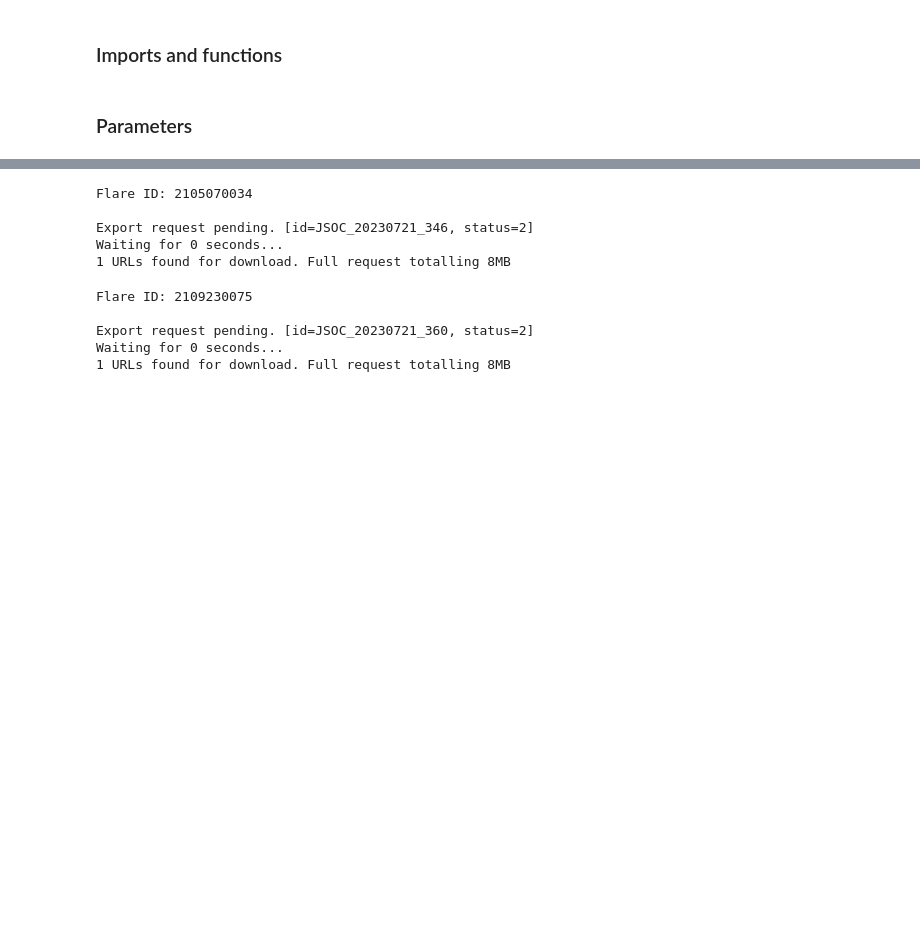
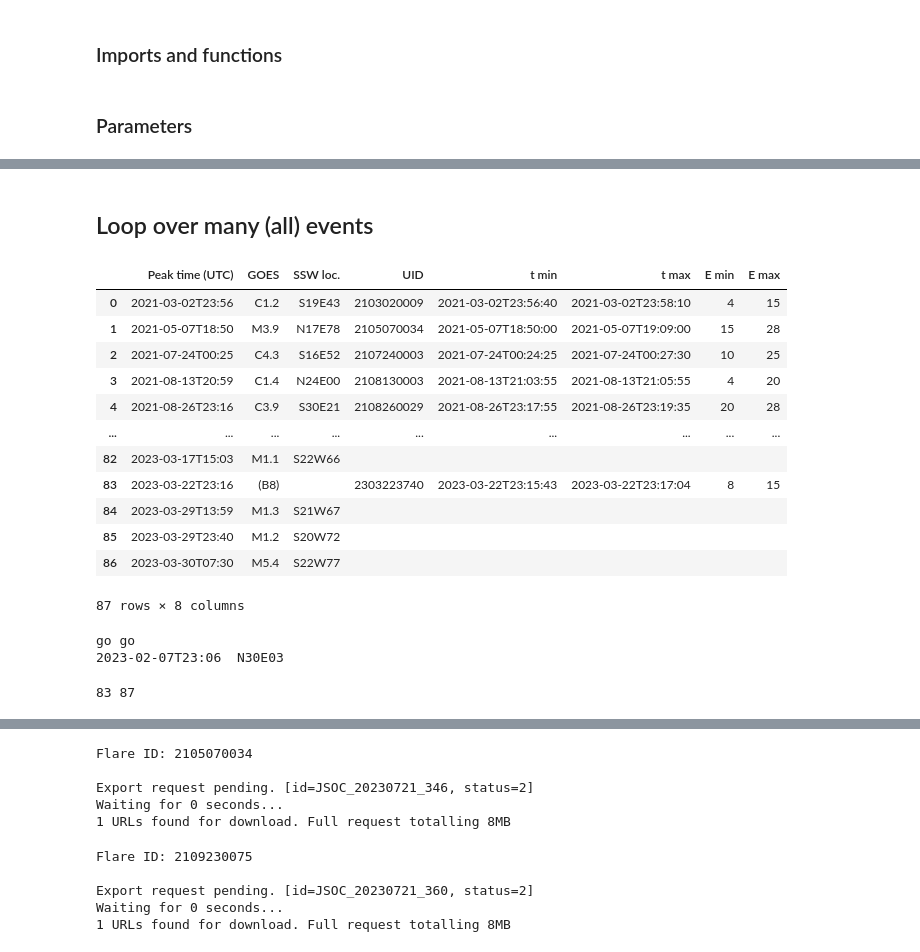
Before and after one commit to FredSchuller/STIX_estimate_pointing_error, a Jupyter notebook: automatic_STIX-AIA_comparison.ipynb, the cells around one changed output, grey strips where cells are left out. Cells and saved outputs as stored; diff of their text form; code cells hidden in the pictures; blank space fills up the shorter version.

```diff
--- a/automatic_STIX-AIA_comparison.ipynb
+++ b/automatic_STIX-AIA_comparison.ipynb
@@ -182,0 +340,22 @@ frederic_csv = '/home/afbattaglia/Software/STIX_estimate_pointing_error/Flare-lo
+# %% [markdown]
+## Loop over many (all) events
+# %%
+# Read file with all parameters
+input_csv = '/home/fschuller/Documents/SolarOrb/Flare_location_SDO+STIX-imaging.csv'
+df = pd.read_csv(input_csv, header=1)
+
+df
+# %% [output]
+|  | Peak time (UTC) | GOES | SSW loc. | UID | t min | t max | E min | E max |
+| 0 | 2021-03-02T23:56 | C1.2 | S19E43 | 2103020009 | 2021-03-02T23:56:40 | 2021-03-02T23:58:10 | 4 | 15 |
+| 1 | 2021-05-07T18:50 | M3.9 | N17E78 | 2105070034 | 2021-05-07T18:50:00 | 2021-05-07T19:09:00 | 15 | 28 |
+| 2 | 2021-07-24T00:25 | C4.3 | S16E52 | 2107240003 | 2021-07-24T00:24:25 | 2021-07-24T00:27:30 | 10 | 25 |
+| 3 | 2021-08-13T20:59 | C1.4 | N24E00 | 2108130003 | 2021-08-13T21:03:55 | 2021-08-13T21:05:55 | 4 | 20 |
+| 4 | 2021-08-26T23:16 | C3.9 | S30E21 | 2108260029 | 2021-08-26T23:17:55 | 2021-08-26T23:19:35 | 20 | 28 |
+| ... | ... | ... | ... | ... | ... | ... | ... | ... |
+| 82 | 2023-03-17T15:03 | M1.1 | S22W66 |  |  |  |  |  |
+| 83 | 2023-03-22T23:16 | (B8) |  | 2303223740 | 2023-03-22T23:15:43 | 2023-03-22T23:17:04 | 8 | 15 |
+| 84 | 2023-03-29T13:59 | M1.3 | S21W67 |  |  |  |  |  |
+| 85 | 2023-03-29T23:40 | M1.2 | S20W72 |  |  |  |  |  |
+| 86 | 2023-03-30T07:30 | M5.4 | S22W77 |  |  |  |  |  |
+87 rows × 8 columns
@@ -182,0 +371,13 @@ frederic_csv = '/home/afbattaglia/Software/STIX_estimate_pointing_error/Flare-lo
+# %%
+i = 64
+this_uid = uid[i][1:]
+e_low  = energy_low[i][1:]
+e_high = energy_high[i][1:]
+this_flare_loc = flare_loc_earth_string[i][1:]
+
+if this_uid != '' and e_low != '' and this_flare_loc != 'xxx':
+    print ("go go")
+    print (peak_times_so[i], flare_loc_earth_string[i])
+# %% [output]
+go go
+2023-02-07T23:06  N30E03
@@ -182,0 +408,4 @@ frederic_csv = '/home/afbattaglia/Software/STIX_estimate_pointing_error/Flare-lo
+# %%
+print(i,len(uid))
+# %% [output]
+83 87
```
Also changed, not shown: parts of 22 cells of this notebook.
